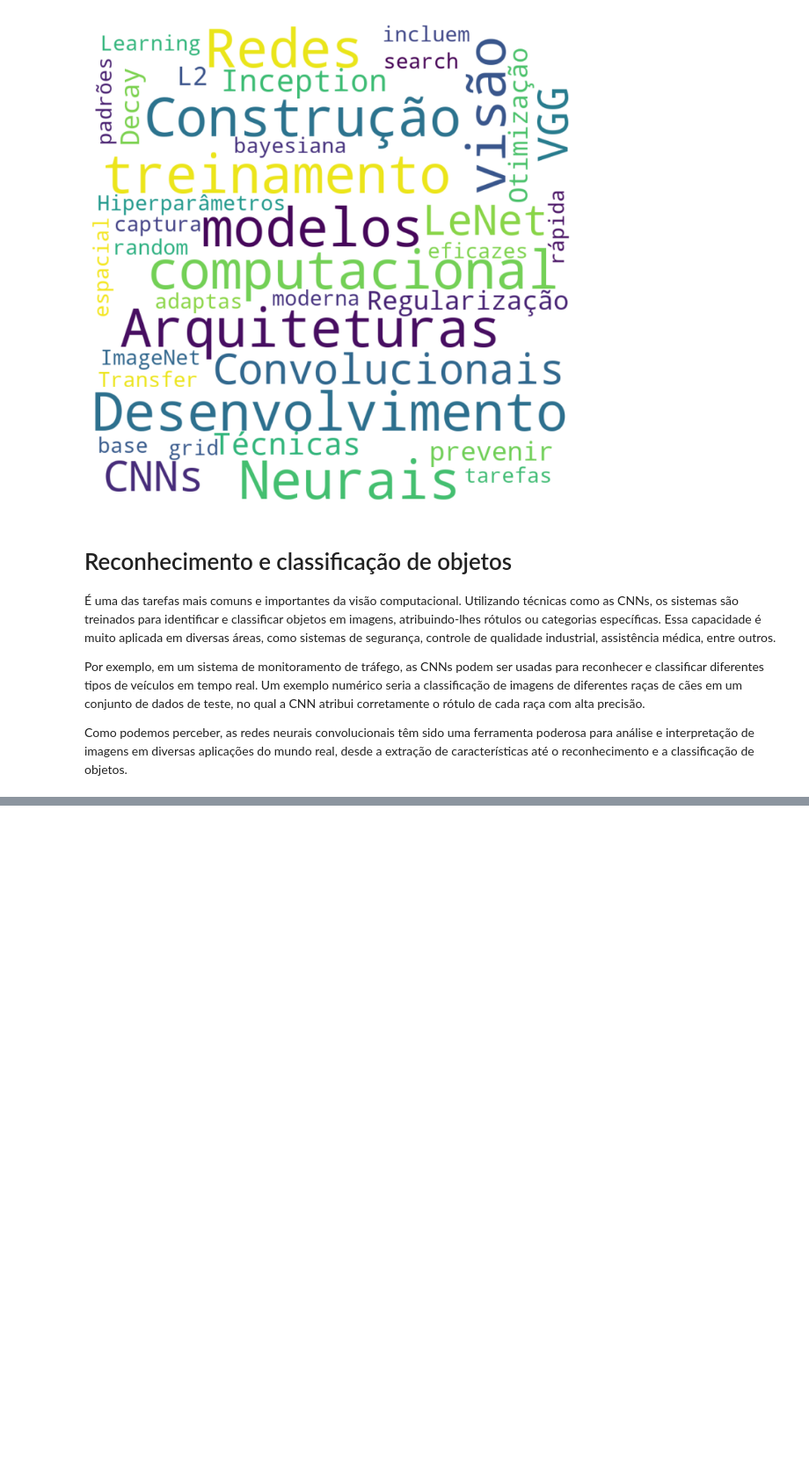
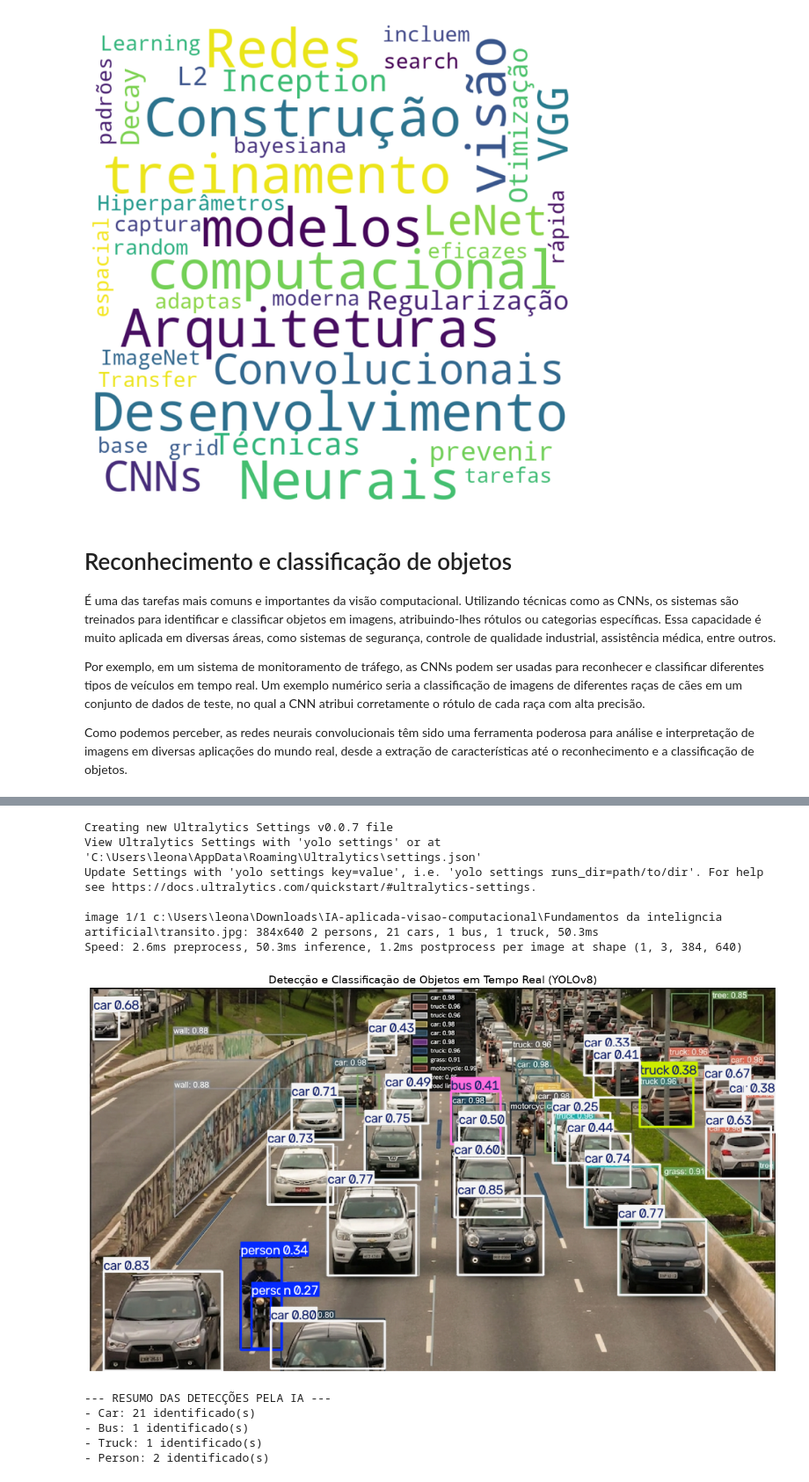
Before and after one commit to leonardoSilva0022/Fundamentos-da-intelig-ncia-artificial, a Jupyter notebook: IA.ipynb, the cells around one changed output, grey strips where cells are left out. Shown at 88% size. Saved outputs shown, nothing was run; the diff lists cells and outputs as text; code cells hidden in the pictures; blank space fills up the shorter version.

Commit message:
resumo de detecções pela IA

```diff
--- a/IA.ipynb
+++ b/IA.ipynb
@@ -90,0 +55,46 @@ else:
+# %%
+from ultralytics import YOLO
+import cv2
+import matplotlib.pyplot as plt
+
+modelo = YOLO("yolov8n.pt")
+
+caminho_imagem = "transito.jpg"
+
+resultados = modelo(caminho_imagem, conf=0.25)
+
+imagem_resultado_bgr = resultados[0].plot()
+
+imagem_resultado_rgb = cv2.cvtColor(imagem_resultado_bgr, cv2.COLOR_BGR2RGB)
+
+plt.figure(figsize=(16, 10))
+plt.imshow(imagem_resultado_rgb)
+plt.title("Detecção e Classificação de Objetos em Tempo Real (YOLOv8)", fontsize=14)
+plt.axis("off")
+plt.show()
+
+# 7. Exibir um resumo do que a IA encontrou na imagem
+print("\n--- RESUMO DAS DETECÇÕES PELA IA ---")
+classes_detectadas = resultados[0].boxes.cls.tolist()
+nomes_classes = resultados[0].names
+
+contagem = {}
+for cls_id in classes_detectadas:
+    nome = nomes_classes[int(cls_id)]
+    contagem[nome] = contagem.get(nome, 0) + 1
+
+for objeto, qtd in contagem.items():
+    print(f"- {objeto.capitalize()}: {qtd} identificado(s)")
+# %% [output]
+Creating new Ultralytics Settings v0.0.7 file
+View Ultralytics Settings with 'yolo settings' or at 'C:\Users\leona\AppData\Roaming\Ultralytics\settings.json'
+Update Settings with 'yolo settings key=value', i.e. 'yolo settings runs_dir=path/to/dir'. For help see https://docs.ultralytics.com/quickstart/#ultralytics-settings.
+
+image 1/1 c:\Users\leona\Downloads\IA-aplicada-visao-computacional\Fundamentos da inteligncia artificial\transito.jpg: 384x640 2 persons, 21 cars, 1 bus, 1 truck, 50.3ms
+Speed: 2.6ms preprocess, 50.3ms inference, 1.2ms postprocess per image at shape (1, 3, 384, 640)
+[figure, added]
+--- RESUMO DAS DETECÇÕES PELA IA ---
+- Car: 21 identificado(s)
+- Bus: 1 identificado(s)
+- Truck: 1 identificado(s)
+- Person: 2 identificado(s)
```
Also changed, not shown: parts of 1 cell of this notebook, 1 other file.
